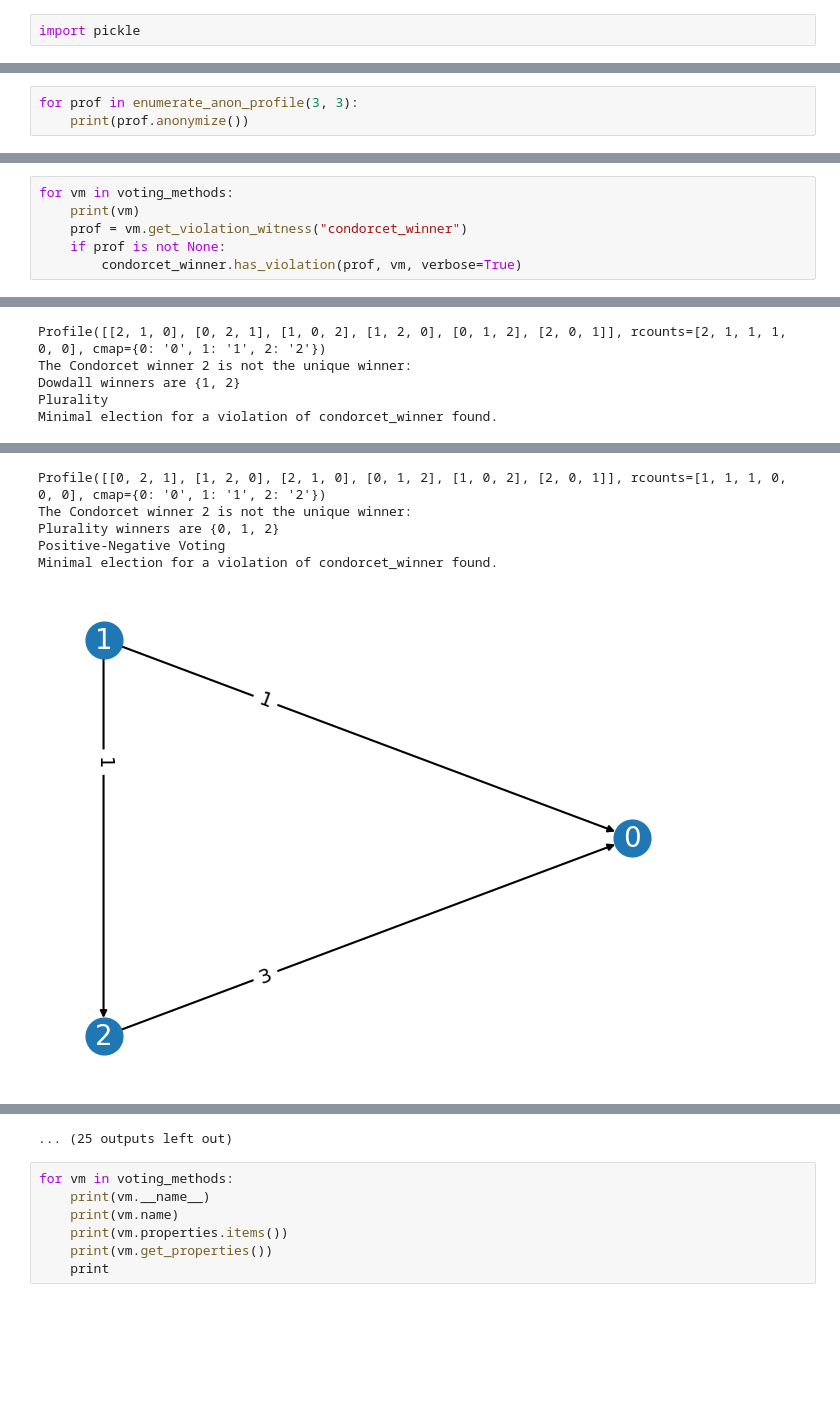
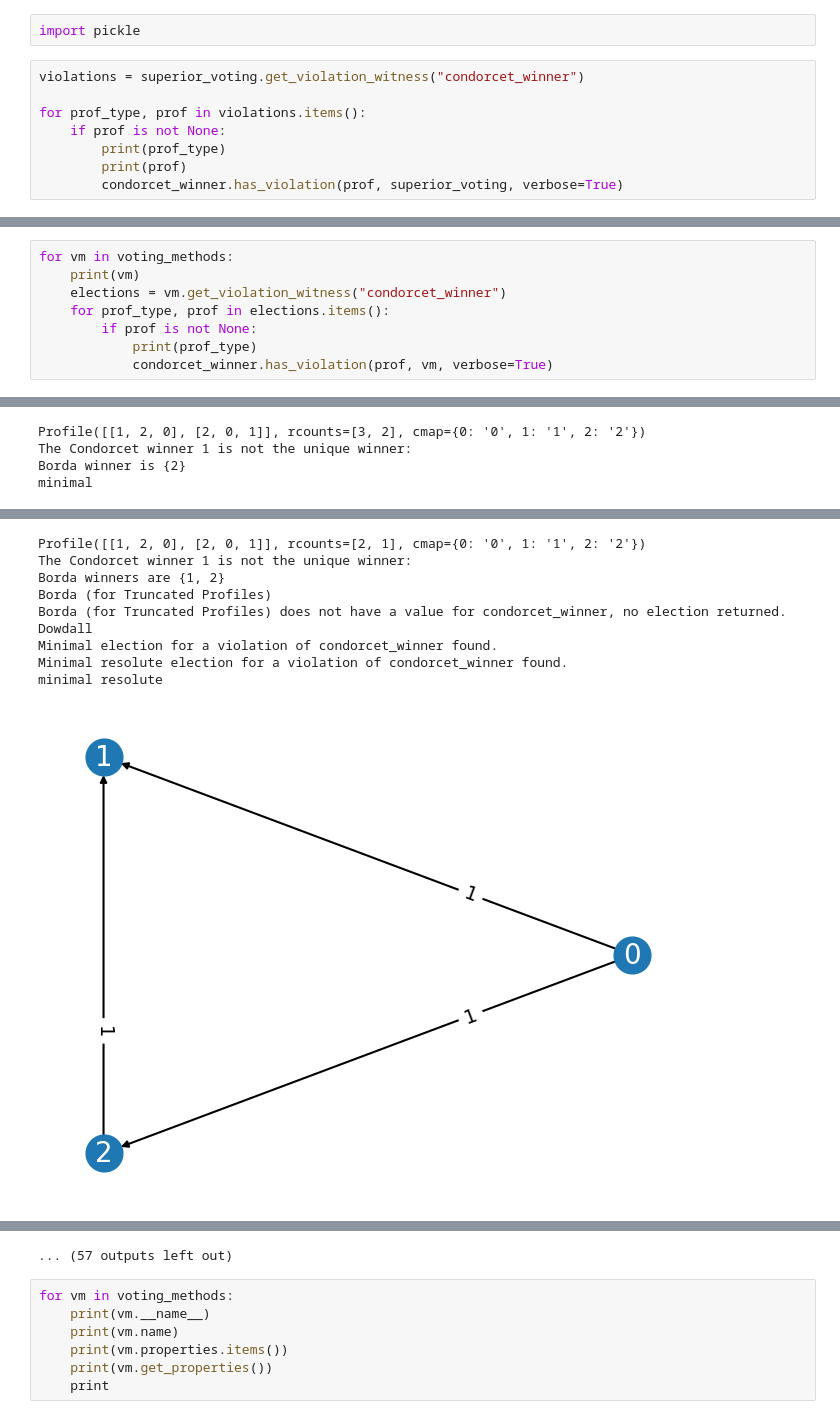
Before and after one commit to voting-tools/pref_voting, a Jupyter notebook: testing.ipynb, the cells around one changed output, grey strips where cells are left out. Saved outputs shown, nothing was run; the diff lists cells and outputs as text; blank space fills up the shorter version.

```diff
--- a/testing.ipynb
+++ b/testing.ipynb
@@ -11,3 +11,11 @@ from tqdm.notebook import tqdm
 from pref_voting.axioms import *
 # %%
 import pickle
+# %%
+violations = superior_voting.get_violation_witness("condorcet_winner")
+
+for prof_type, prof in violations.items():
+    if prof is not None:
+        print(prof_type)
+        print(prof)
+        condorcet_winner.has_violation(prof, superior_voting, verbose=True)
@@ -34,6 +57,3 @@ Pareto
 Simplified Bucklin
 Superior Voting
 Weighted Bucklin
-# %%
-for prof in enumerate_anon_profile(3, 3):
-    print(prof.anonymize())
@@ -58,9 +60,11 @@ for prof in enumerate_anon_profile(3, 3):
 # %%
 for vm in voting_methods:
     print(vm)
-    prof = vm.get_violation_witness("condorcet_winner")
-    if prof is not None:
-        condorcet_winner.has_violation(prof, vm, verbose=True)
+    elections = vm.get_violation_witness("condorcet_winner")
+    for prof_type, prof in elections.items():
+        if prof is not None:
+            print(prof_type)
+            condorcet_winner.has_violation(prof, vm, verbose=True)
 # %% [output]
 Anti-Plurality
 Minimal election for a violation of condorcet_winner found.
@@ -82,5 +87,4 @@ Minimal election for a violation of condorcet_winner found.
-Profile([[2, 1, 0], [0, 2, 1], [1, 0, 2], [1, 2, 0], [0, 1, 2], [2, 0, 1]], rcounts=[2, 1, 1, 1, 0, 0], cmap={0: '0', 1: '1', 2: '2'})
-The Condorcet winner 2 is not the unique winner:
-Dowdall winners are {1, 2}
-Plurality
-Minimal election for a violation of condorcet_winner found.
+Profile([[1, 2, 0], [2, 0, 1]], rcounts=[3, 2], cmap={0: '0', 1: '1', 2: '2'})
+The Condorcet winner 1 is not the unique winner:
+Borda winner is {2}
+minimal
@@ -88,6 +92,10 @@ Minimal election for a violation of condorcet_winner found.
-Profile([[0, 2, 1], [1, 2, 0], [2, 1, 0], [0, 1, 2], [1, 0, 2], [2, 0, 1]], rcounts=[1, 1, 1, 0, 0, 0], cmap={0: '0', 1: '1', 2: '2'})
-The Condorcet winner 2 is not the unique winner:
-Plurality winners are {0, 1, 2}
-Positive-Negative Voting
+Profile([[1, 2, 0], [2, 0, 1]], rcounts=[2, 1], cmap={0: '0', 1: '1', 2: '2'})
+The Condorcet winner 1 is not the unique winner:
+Borda winners are {1, 2}
+Borda (for Truncated Profiles)
+Borda (for Truncated Profiles) does not have a value for condorcet_winner, no election returned.
+Dowdall
 Minimal election for a violation of condorcet_winner found.
+Minimal resolute election for a violation of condorcet_winner found.
+minimal resolute
-[figure, old version]
+[figure, new version]
@@ -112,4 +107,4 @@ Minimal election for a violation of condorcet_winner found.
-... (25 outputs left out)
+... (57 outputs left out)
 # %%
 for vm in voting_methods:
     print(vm.__name__)
```
Also changed, not shown: parts of 3 cells of this notebook, 5 other files.
